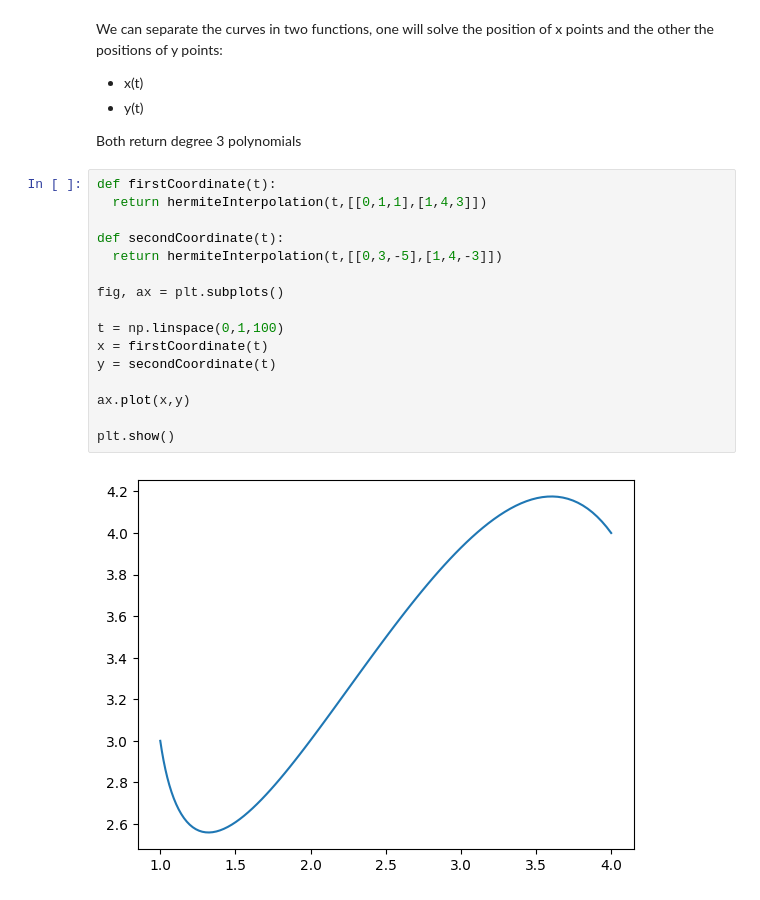
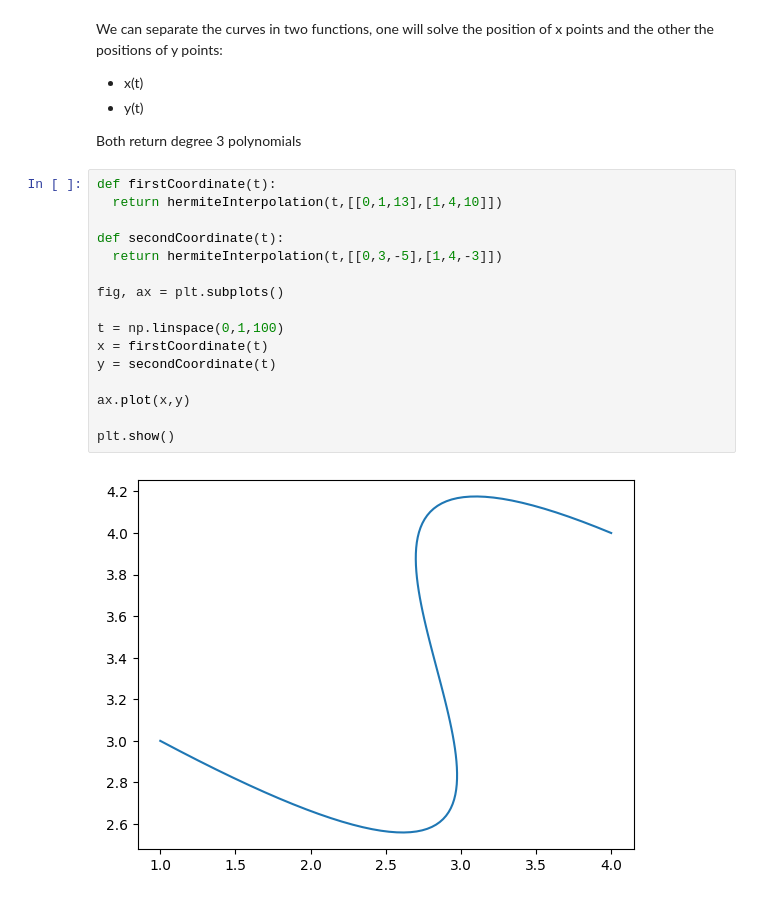
Before and after one commit to jcv00036/amn_p, a Jupyter notebook: Notebook.ipynb, the cells around one changed output. Saved outputs shown, nothing was run; the diff lists cells and outputs as text.

```diff
--- a/Notebook.ipynb
+++ b/Notebook.ipynb
@@ -969,19 +969,19 @@ We can separate the curves in two functions, one will solve the position of x po
 Both return degree 3 polynomials
 # %%
 def firstCoordinate(t):
-  return hermiteInterpolation(t,[[0,1,1],[1,4,3]])
+  return hermiteInterpolation(t,[[0,1,13],[1,4,10]])
 
 def secondCoordinate(t):
   return hermiteInterpolation(t,[[0,3,-5],[1,4,-3]])
 
 fig, ax = plt.subplots()
 
 t = np.linspace(0,1,100)
 x = firstCoordinate(t)
 y = secondCoordinate(t)
 
 ax.plot(x,y)
 
 plt.show()
 # %% [output]
-[figure, old version]
+[figure, new version]
```
